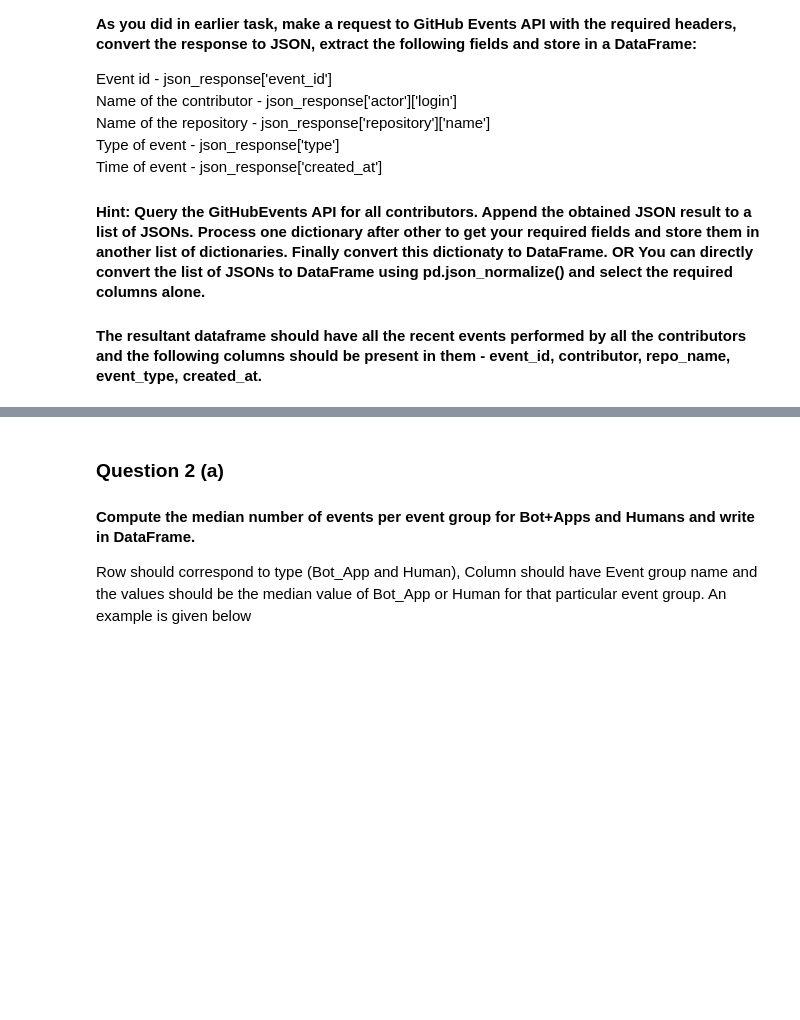
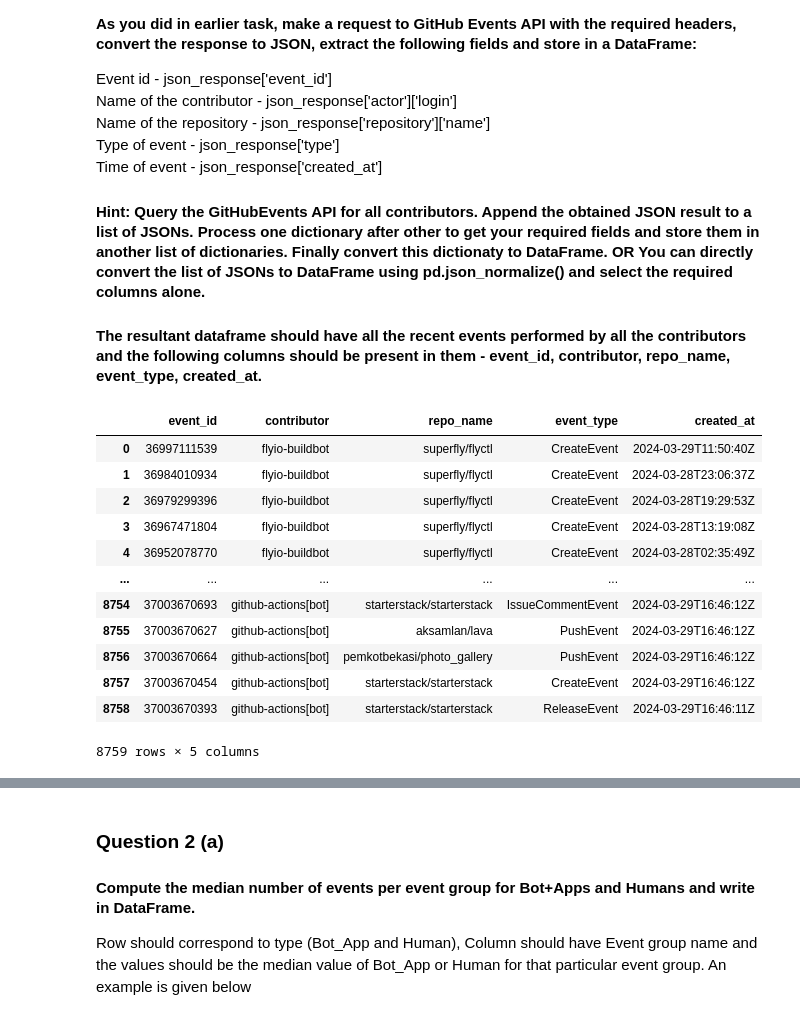
Before and after one commit to NosalVictor/Software_Evolution_TP3_2024, a Jupyter notebook: TP3_template.ipynb, the cells around one changed output, grey strips where cells are left out. Drawn from its saved outputs; the diff is of its cells as text; code cells hidden in the pictures; blank space fills up the shorter version.

```diff
--- a/TP3_template.ipynb
+++ b/TP3_template.ipynb
@@ -419,7 +420,51 @@ Time of event - json_response['created_at']
 
 #### The resultant dataframe should have all the recent events performed by all the contributors and the following columns should be present in them - event_id, contributor, repo_name, event_type, created_at.
 # %%
-# YOUR CODE BELOW
+df_section5 = pd.read_csv(CSVPATH)
+
+def fetch_contributor_events(contributor, page):
+    url = f'https://api.github.com/users/{contributor}/events?per_page=100&page={page}'
+    response = requests.get(url, headers=HEADERS)
+    if response.status_code == 200:
+        return response.json()
+    else:
+        print(f"Failed to fetch events for {contributor} on page {page}. Status code: {response.status_code}")
+        return []
+
+all_events = []
+for contributor in df_section5['contributor'].unique():
+    for page in range(1, 4):  # Pages are limited to 1, 2, and 3
+        contributor_events = fetch_contributor_events(contributor, page)
+        all_events.extend(contributor_events)
+
+processed_events = []
+for event in all_events:
+    processed_event = {
+        'event_id': event['id'],
+        'contributor': event['actor']['login'],
+        'repo_name': event['repo']['name'],
+        'event_type': event['type'],
+        'created_at': event['created_at']
+    }
+    processed_events.append(processed_event)
+
+df_section5 = pd.DataFrame(processed_events)
+
+df_section5
+# %% [output]
+|  | event_id | contributor | repo_name | event_type | created_at |
+| 0 | 36997111539 | flyio-buildbot | superfly/flyctl | CreateEvent | 2024-03-29T11:50:40Z |
+| 1 | 36984010934 | flyio-buildbot | superfly/flyctl | CreateEvent | 2024-03-28T23:06:37Z |
+| 2 | 36979299396 | flyio-buildbot | superfly/flyctl | CreateEvent | 2024-03-28T19:29:53Z |
+| 3 | 36967471804 | flyio-buildbot | superfly/flyctl | CreateEvent | 2024-03-28T13:19:08Z |
+| 4 | 36952078770 | flyio-buildbot | superfly/flyctl | CreateEvent | 2024-03-28T02:35:49Z |
+| ... | ... | ... | ... | ... | ... |
+| 8754 | 37003670693 | github-actions[bot] | starterstack/starterstack | IssueCommentEvent | 2024-03-29T16:46:12Z |
+| 8755 | 37003670627 | github-actions[bot] | aksamlan/lava | PushEvent | 2024-03-29T16:46:12Z |
+| 8756 | 37003670664 | github-actions[bot] | pemkotbekasi/photo_gallery | PushEvent | 2024-03-29T16:46:12Z |
+| 8757 | 37003670454 | github-actions[bot] | starterstack/starterstack | CreateEvent | 2024-03-29T16:46:12Z |
+| 8758 | 37003670393 | github-actions[bot] | starterstack/starterstack | ReleaseEvent | 2024-03-29T16:46:11Z |
+8759 rows × 5 columns
 # %% [markdown]
 ### Question 1
 #### Group each event into the following four categories
```
Also changed, not shown: parts of 13 cells of this notebook.
